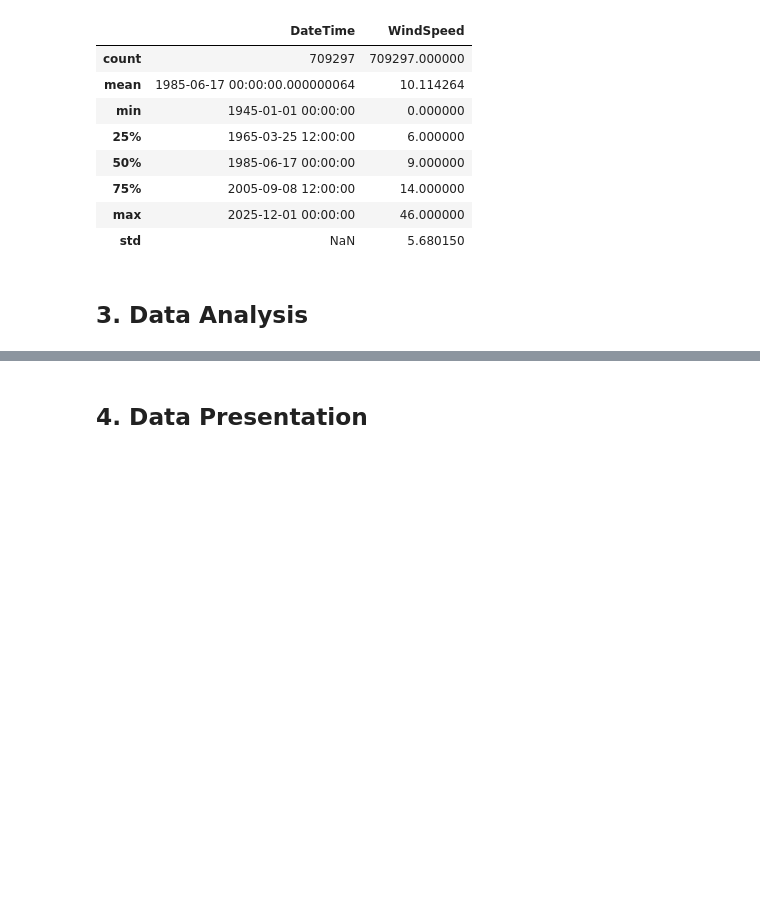
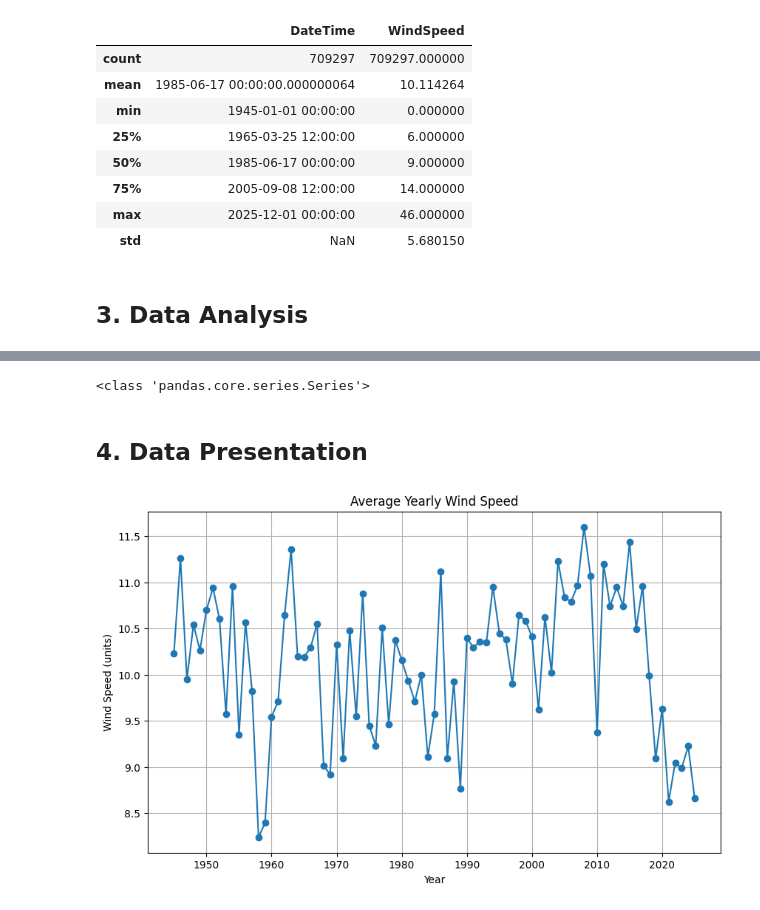
Before and after one commit to dimon-ua/PFDA, a Jupyter notebook: project/wind_analysis.ipynb, the cells around one changed output, grey strips where cells are left out. Saved outputs shown, nothing was run; the diff lists cells and outputs as text; code cells hidden in the pictures; blank space fills up the shorter version.

Commit message:
Got a new DataFrame with average WindSpeed for each year. Plotted this data

```diff
--- a/project/wind_analysis.ipynb
+++ b/project/wind_analysis.ipynb
@@ -77,3 +78,9 @@ wind_df.describe()
 | std | NaN | 5.680150 |
 # %% [markdown]
 ## 3. Data Analysis
+# %%
+wind_df['Year'] = wind_df['DateTime'].dt.year
+wind_df['Month'] = wind_df['DateTime'].dt.month
+
+# Display the first 5 rows of the updated DataFrame
+wind_df[['DateTime', 'Year', 'Month', 'WindSpeed']].head(5)
@@ -80,2 +94,17 @@ wind_df.describe()
+# %%
+yearly_wind = wind_df.groupby('Year')['WindSpeed'].mean()
+# %% [output]
+<class 'pandas.core.series.Series'>
 # %% [markdown]
 ## 4. Data Presentation
+# %%
+# PLotting the yearly average wind speed.
+plt.figure(figsize=(10, 6))
+plt.plot(yearly_wind.index, yearly_wind.values, marker='o')
+plt.title('Average Yearly Wind Speed')
+plt.xlabel('Year')
+plt.ylabel('Wind Speed (units)')
+plt.grid(True)
+plt.show()
+# %% [output]
+[figure, added]
```
Also changed, not shown: parts of 3 cells of this notebook.
